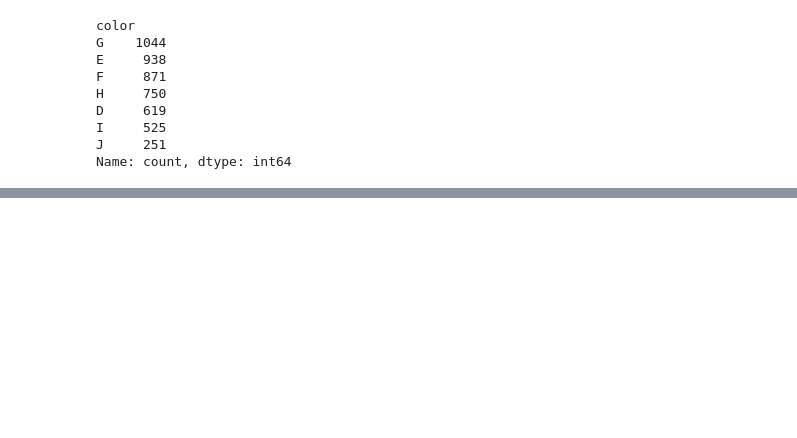
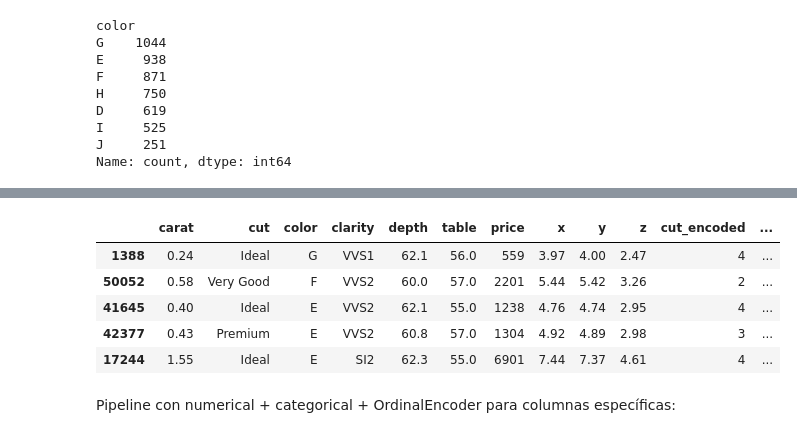
Before and after one commit to asier-ortiz/apuntes-ia-ds, a Jupyter notebook: 07.scikit/ejercicio-practico/diamonds.ipynb, the cells around one changed output, grey strips where cells are left out. Drawn from its saved outputs; the diff is of its cells as text; code cells hidden in the pictures; blank space fills up the shorter version.

```diff
--- a/07.scikit/ejercicio-practico/diamonds.ipynb
+++ b/07.scikit/ejercicio-practico/diamonds.ipynb
@@ -258,0 +243,5 @@ Please also refer to the documentation for alternative solver options:
+# %%
+df = sns.load_dataset('diamonds').sample(5000, random_state=42) # solo con 5000 filas para probar más rápido
+df['x'] = df['x'].replace(0.00, np.nan)
+df['y'] = df['y'].replace(0.00, np.nan)
+df['z'] = df['z'].replace(0.00, np.nan)
@@ -258,0 +274,2 @@ Please also refer to the documentation for alternative solver options:
+# %%
+df = df.dropna(subset=['price']) # borro filas donde price sea null ya que quiero predecir price
@@ -258,0 +499,19 @@ Please also refer to the documentation for alternative solver options:
+# %%
+# ordinalencoder para columnas con orden
+from sklearn.preprocessing import OrdinalEncoder
+
+cut_order = ['Fair', 'Good', 'Very Good', 'Premium', 'Ideal']
+clarity_order = ['I1', 'SI2', 'SI1', 'VS2', 'VS1', 'VVS2', 'VVS1', 'IF']
+
+encoder = OrdinalEncoder(categories=[cut_order, clarity_order])
+df[['cut_encoded', 'clarity_encoded']] = encoder.fit_transform(df[['cut', 'clarity']]).astype(np.int8)
+df.head()
+# %% [output]
+|  | carat | cut | color | clarity | depth | table | price | x | y | z | cut_encoded | ... |
+| 1388 | 0.24 | Ideal | G | VVS1 | 62.1 | 56.0 | 559 | 3.97 | 4.00 | 2.47 | 4 | ... |
+| 50052 | 0.58 | Very Good | F | VVS2 | 60.0 | 57.0 | 2201 | 5.44 | 5.42 | 3.26 | 2 | ... |
+| 41645 | 0.40 | Ideal | E | VVS2 | 62.1 | 55.0 | 1238 | 4.76 | 4.74 | 2.95 | 4 | ... |
+| 42377 | 0.43 | Premium | E | VVS2 | 60.8 | 57.0 | 1304 | 4.92 | 4.89 | 2.98 | 3 | ... |
+| 17244 | 1.55 | Ideal | E | SI2 | 62.3 | 55.0 | 6901 | 7.44 | 7.37 | 4.61 | 4 | ... |
+# %% [markdown]
+Pipeline con numerical + categorical + OrdinalEncoder para columnas específicas:
```
Also changed, not shown: parts of 24 cells of this notebook, 1 other file.
